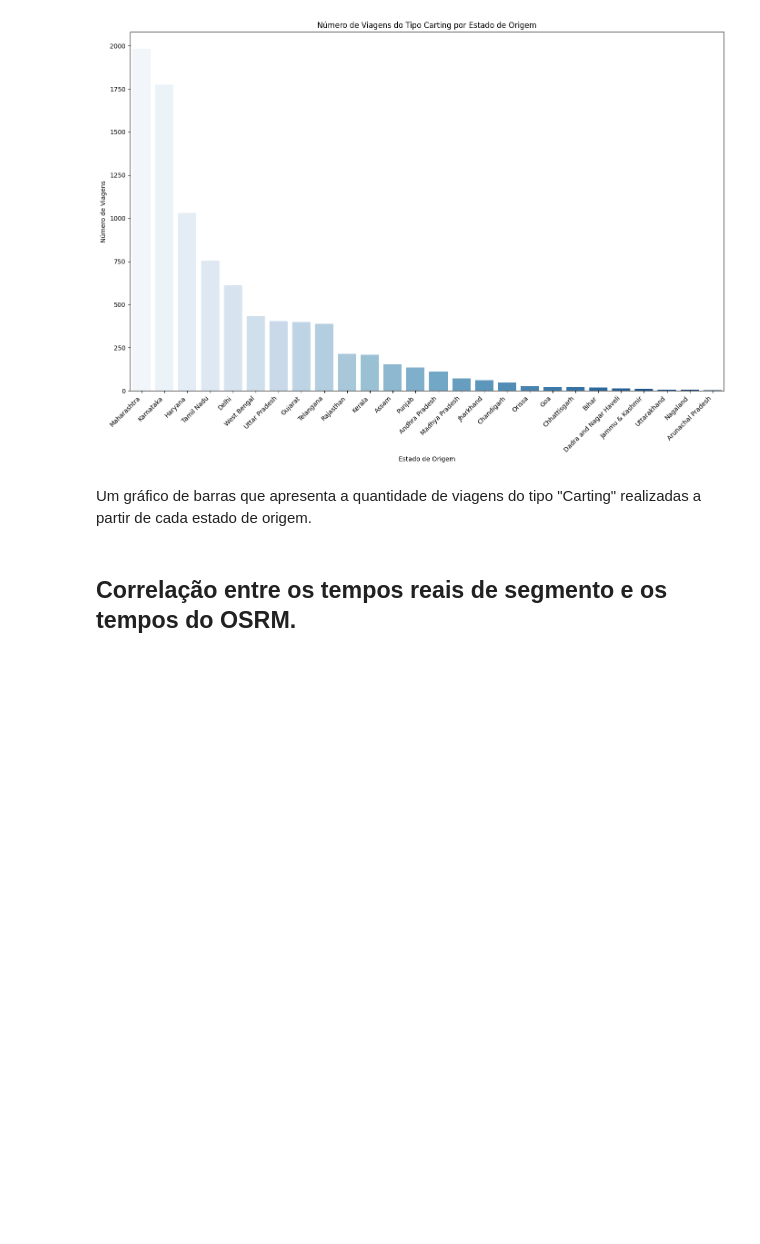
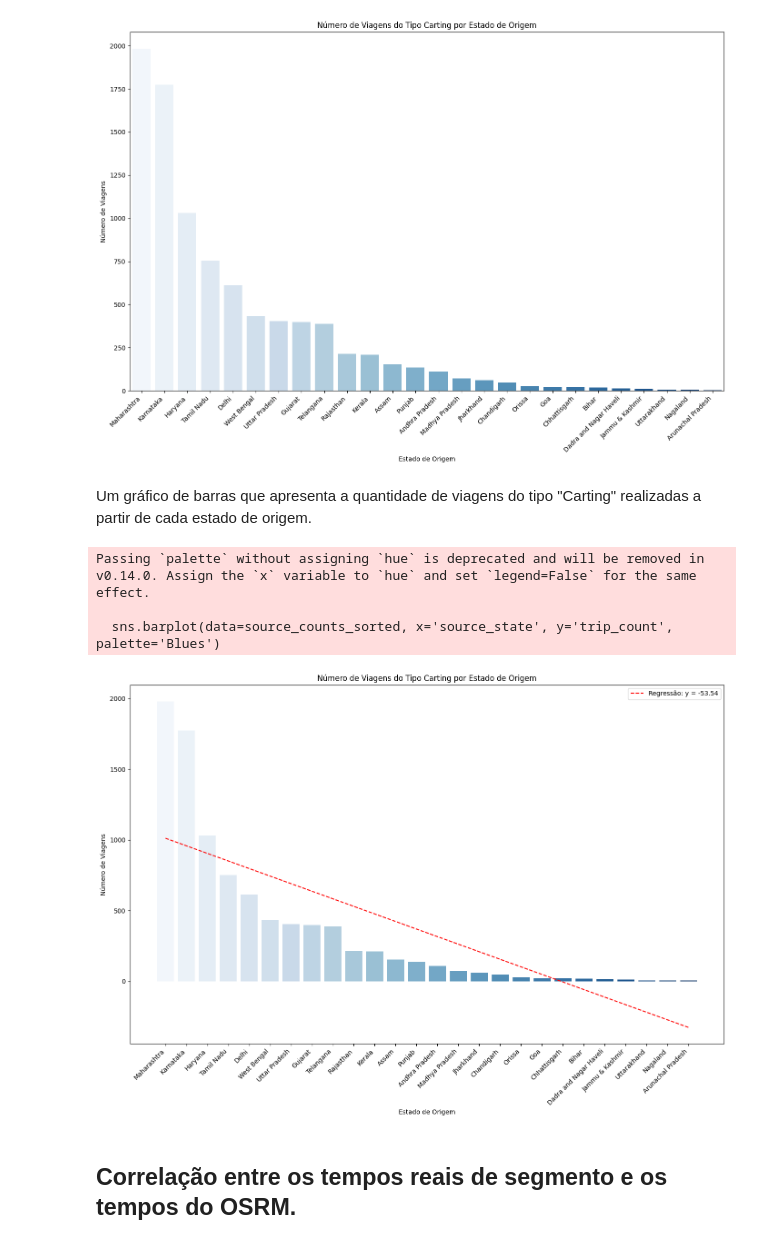
Before and after one commit to Tfonseca200/Analysis-Date-MG-entreposto-carnes, a Jupyter notebook: Trabalho.ipynb, the cells around one changed output. Saved outputs shown, nothing was run; the diff lists cells and outputs as text; code cells hidden in the pictures; blank space fills up the shorter version.

Commit message:
adicionando trabalho completo de analise de dados

```diff
--- a/Trabalho.ipynb
+++ b/Trabalho.ipynb
@@ -1041,6 +1108,51 @@ Passing `palette` without assigning `hue` is deprecated and will be removed in v
 [figure]
 # %% [markdown]
 Um gráfico de barras que apresenta a quantidade de viagens do tipo "Carting" realizadas a partir de cada estado de origem.
+# %%
+from sklearn.linear_model import LinearRegression
+
+# Ordena os dados pelos estados mais frequentes
+source_counts_sorted = source_counts.sort_values('trip_count', ascending=False).reset_index(drop=True)
+
+# Adiciona uma coluna de ranking (posição no eixo X)
+source_counts_sorted['rank'] = np.arange(len(source_counts_sorted))
+
+# Regressão linear: rank vs. trip_count
+X = source_counts_sorted['rank'].values.reshape(-1, 1)
+y = source_counts_sorted['trip_count'].values
+
+model = LinearRegression()
+model.fit(X, y)
+
+# Coeficiente angular e intercepto
+a = model.coef_[0]
+b = model.intercept_
+
+# Previsões da reta
+y_pred = model.predict(X)
+
+# Gráfico
+plt.figure(figsize=(14, 10))
+sns.barplot(data=source_counts_sorted, x='source_state', y='trip_count', palette='Blues')
+
+# Plota a reta de regressão como linha vermelha sobre o gráfico de barras
+plt.plot(source_counts_sorted['source_state'], y_pred, color='red', linestyle='--', label=f'Regressão: y = {a:.2f}')
+
+# Detalhes visuais
+plt.title('Número de Viagens do Tipo Carting por Estado de Origem')
+plt.xlabel('Estado de Origem')
+plt.ylabel('Número de Viagens')
+plt.xticks(rotation=45, ha='right')
+plt.legend()
+plt.tight_layout()
+
+# Mostra o gráfico
+plt.show()
+# %% [output]
+Passing `palette` without assigning `hue` is deprecated and will be removed in v0.14.0. Assign the `x` variable to `hue` and set `legend=False` for the same effect.
+
+  sns.barplot(data=source_counts_sorted, x='source_state', y='trip_count', palette='Blues')
+[figure, added]
 # %% [markdown]
 ## Correlação entre os tempos reais de segmento e os tempos do OSRM.
 # %%
```
Also changed, not shown: parts of 19 cells of this notebook, 1 other file.
